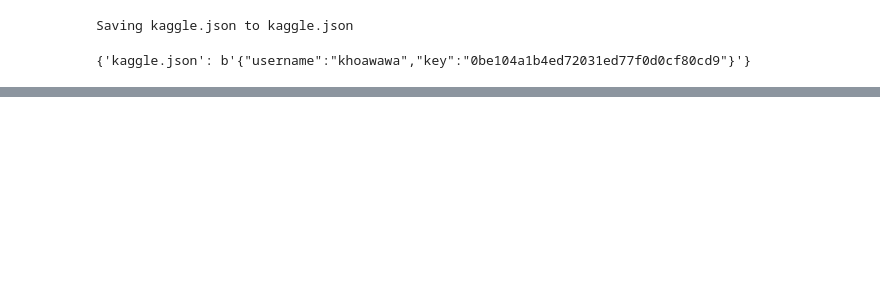
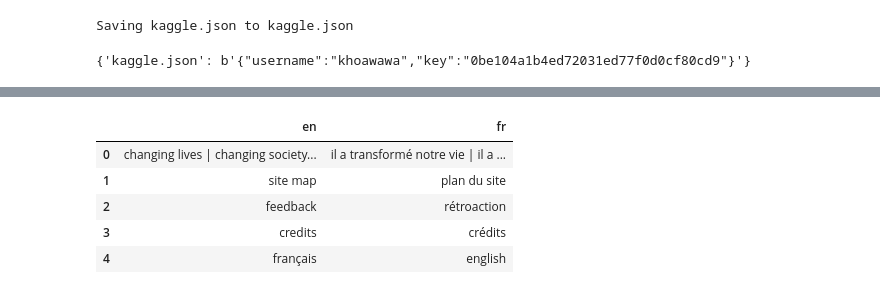
Before and after one commit to Khoawawa/Transformer, a Jupyter notebook: transformer.ipynb, the cells around one changed output, grey strips where cells are left out. Cells and saved outputs as stored; diff of their text form; code cells hidden in the pictures; blank space fills up the shorter version.

```diff
--- a/transformer.ipynb
+++ b/transformer.ipynb
@@ -57,0 +75,13 @@ df.head(20)
+# %%
+def remove_punctuation(text):
+  return ''.join([char for char in text if char not in string.punctuation])
+
+df.apply(lambda x: remove_punctuation(x))
+df.head(5)
+# %% [output]
+|  | en | fr |
+| 0 | changing lives | changing society... | il a transformé notre vie | il a ... |
+| 1 | site map | plan du site |
+| 2 | feedback | rétroaction |
+| 3 | credits | crédits |
+| 4 | français | english |
```
Also changed, not shown: parts of 12 cells of this notebook.
